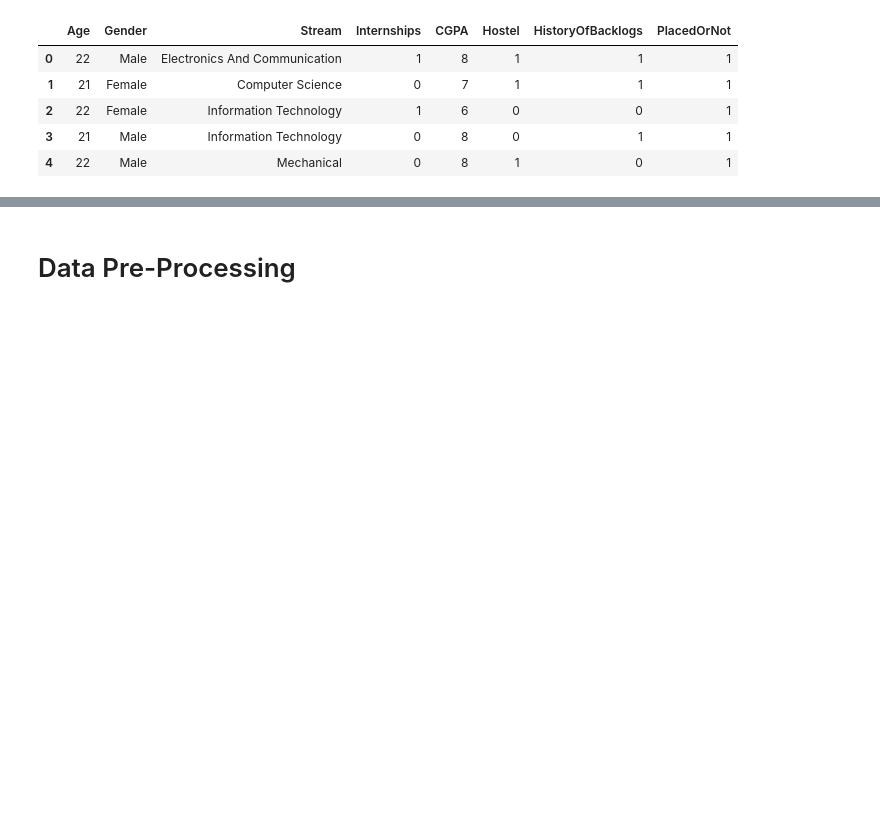
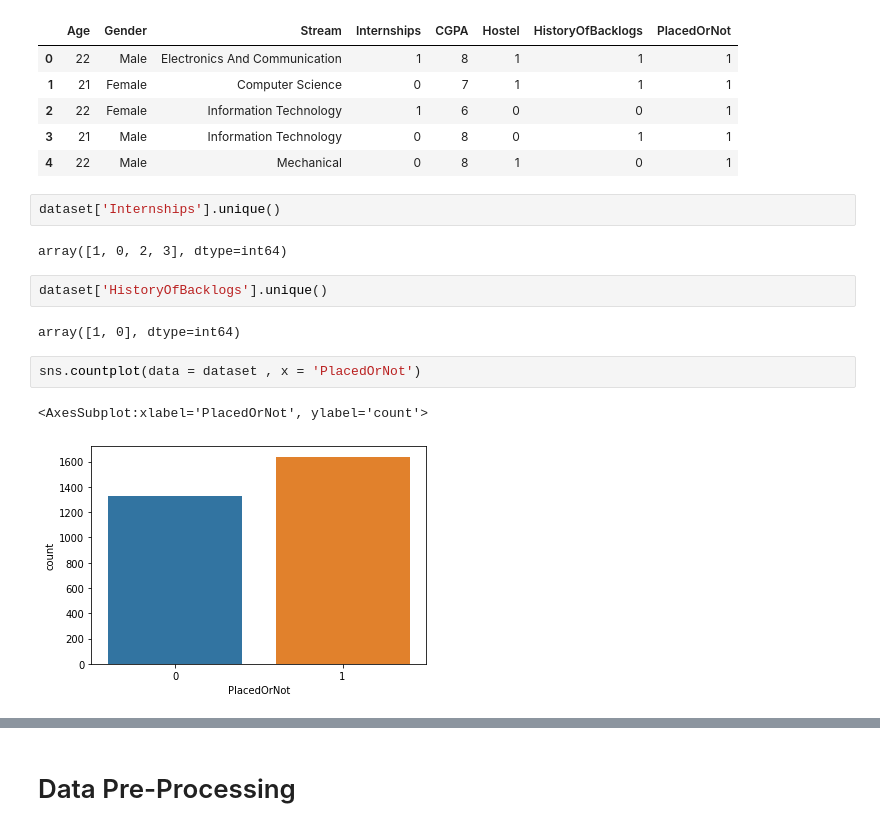
Before and after one commit to arjun2020-py/Placement-Prediction-ML, a Jupyter notebook: ml.ipynb, the cells around one changed output, grey strips where cells are left out. Cells and saved outputs as stored; diff of their text form; blank space fills up the shorter version.

```diff
--- a/ml.ipynb
+++ b/ml.ipynb
@@ -42,3 +44,16 @@ dataset.head()
 | 2 | 22 | Female | Information Technology | 1 | 6 | 0 | 0 | 1 |
 | 3 | 21 | Male | Information Technology | 0 | 8 | 0 | 1 | 1 |
 | 4 | 22 | Male | Mechanical | 0 | 8 | 1 | 0 | 1 |
+# %%
+dataset['Internships'].unique()
+# %% [output]
+array([1, 0, 2, 3], dtype=int64)
+# %%
+dataset['HistoryOfBacklogs'].unique()
+# %% [output]
+array([1, 0], dtype=int64)
+# %%
+sns.countplot(data = dataset , x = 'PlacedOrNot')
+# %% [output]
+<AxesSubplot:xlabel='PlacedOrNot', ylabel='count'>
+[figure, added]
```
Also changed, not shown: parts of 46 cells of this notebook, 1 other file.
